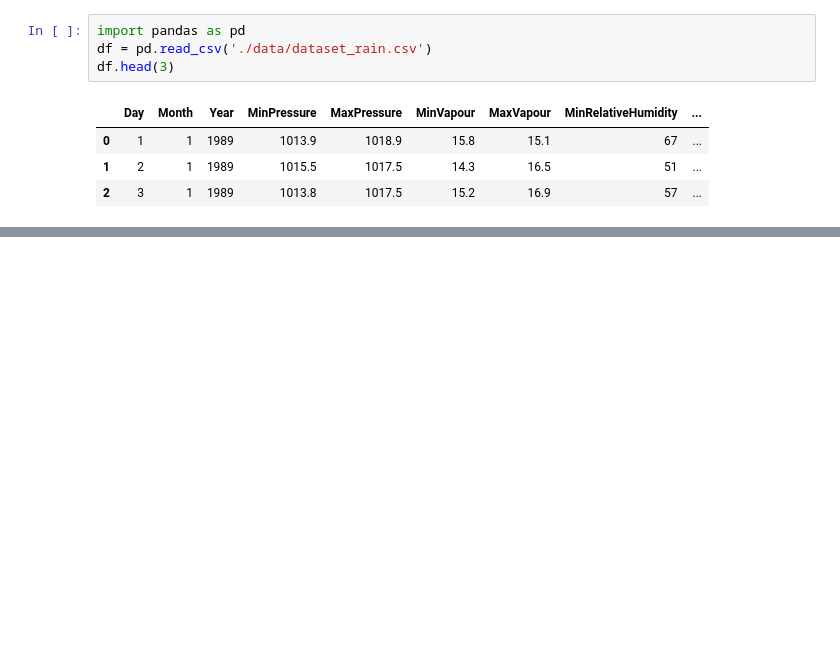
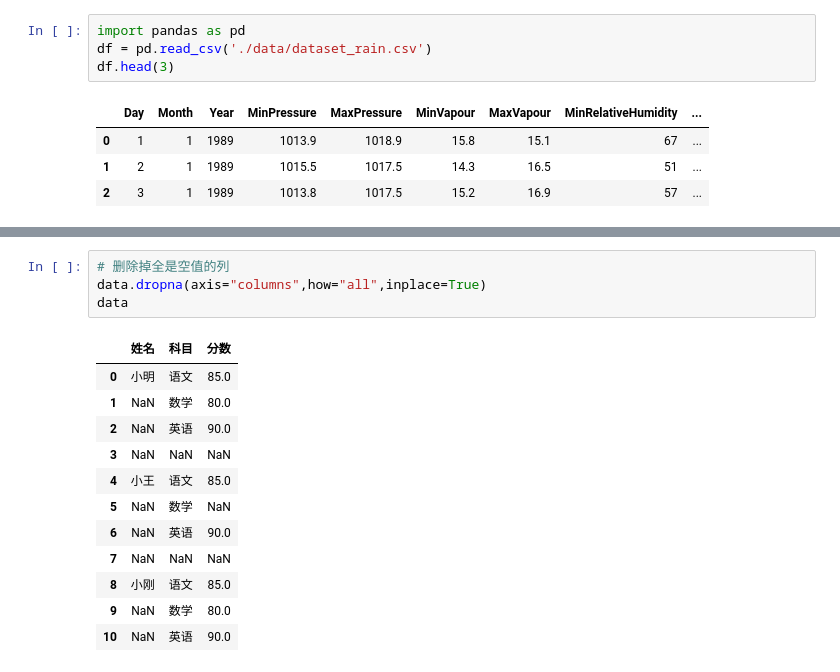
Before and after one commit to IamLph/pandas, a Jupyter notebook: pandas.ipynb, the cells around one changed output, grey strips where cells are left out. Cells and saved outputs as stored; diff of their text form; blank space fills up the shorter version.

```diff
--- a/pandas.ipynb
+++ b/pandas.ipynb
@@ -359,0 +447,17 @@ data.corr()
+# %%
+# 删除掉全是空值的列
+data.dropna(axis="columns",how="all",inplace=True)
+data
+# %% [output]
+|  | 姓名 | 科目 | 分数 |
+| 0 | 小明 | 语文 | 85.0 |
+| 1 | NaN | 数学 | 80.0 |
+| 2 | NaN | 英语 | 90.0 |
+| 3 | NaN | NaN | NaN |
+| 4 | 小王 | 语文 | 85.0 |
+| 5 | NaN | 数学 | NaN |
+| 6 | NaN | 英语 | 90.0 |
+| 7 | NaN | NaN | NaN |
+| 8 | 小刚 | 语文 | 85.0 |
+| 9 | NaN | 数学 | 80.0 |
+| 10 | NaN | 英语 | 90.0 |
```
Also changed, not shown: parts of 19 cells of this notebook, 4 other files.
